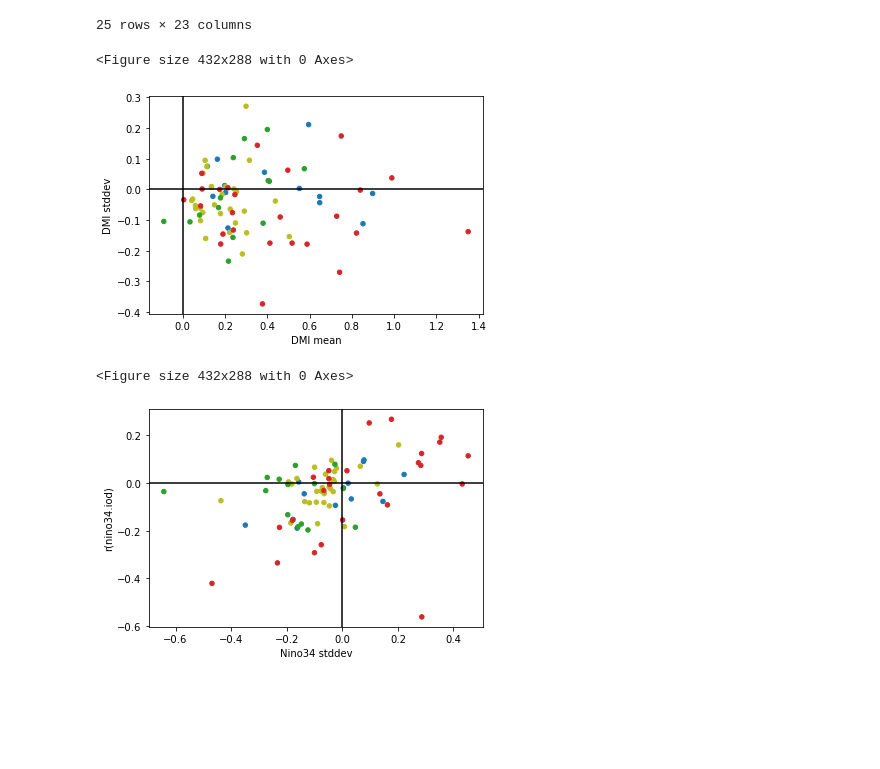
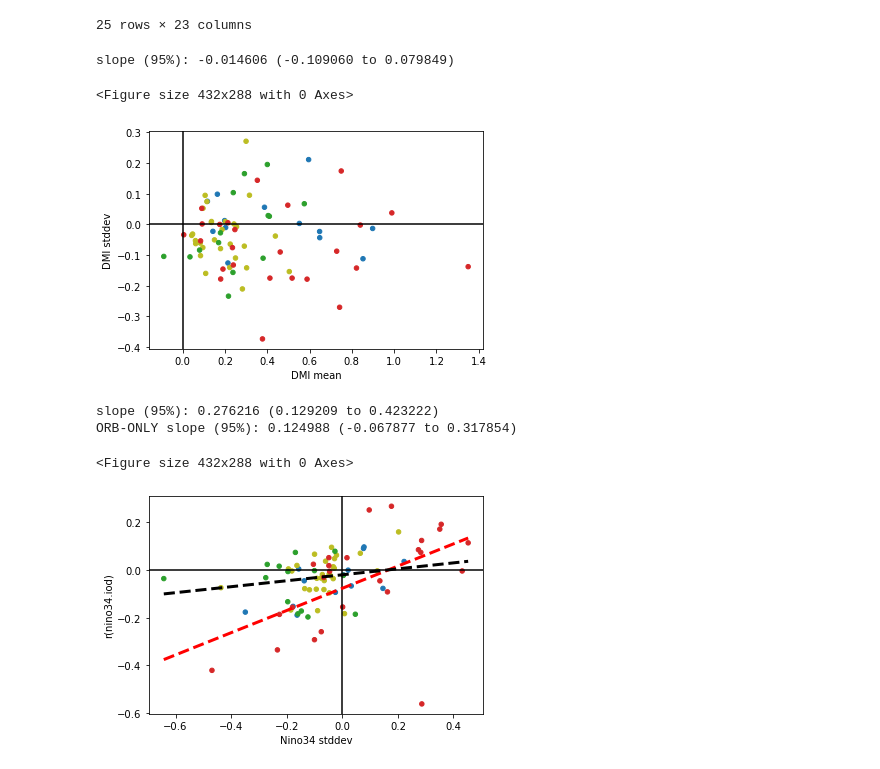
Before and after one commit to pmip4/IndianOceanVariability, a Jupyter notebook: scatterplots.ipynb, the cells around one changed output. Cells and saved outputs as stored; diff of their text form; code cells hidden in the pictures; blank space fills up the shorter version.

```diff
--- a/scatterplots.ipynb
+++ b/scatterplots.ipynb
@@ -129,6 +131,8 @@ abrupt4xCO2_diff
 25 rows × 23 columns
 # %%
 all_diffs=pd.concat([lgm_diff,midHolocene_diff,lig127k_diff,abrupt4xCO2_diff])
+not_abrup4xCO2_diffs=pd.concat([lgm_diff,midHolocene_diff,lig127k_diff])
+orb_diffs=pd.concat([midHolocene_diff,lig127k_diff])
 # %%
 # Add some colors to allow for convenient plotting...
 all_diffs['color'] = all_diffs['experiment']
@@ -142,16 +146,39 @@ fig = plt.figure()
 fig=all_diffs.plot.scatter(x='DMI mean',y='DMI stddev',c='color').get_figure()
 plt.axhline(0,color='black')
 plt.axvline(0,color='black')
+res = stats.linregress(all_diffs['DMI mean'],all_diffs['DMI stddev'])
+tinv = lambda p, df: abs(stats.t.ppf(p/2, df))
+ts = tinv(0.05, len(all_diffs['DMI mean'])-2)
+print(f"slope (95%): {res.slope:.6f} ({res.slope-ts*res.stderr:.6f} to {res.slope+ts*res.stderr:.6f})")
 fig.savefig('plots/dmi_w_mean.pdf')
 # %% [output]
-<Figure size 432x288 with 0 Axes>
+slope (95%): -0.014606 (-0.109060 to 0.079849)
+<Figure size 432x288 with 0 Axes>
 [figure]
 # %%
 fig = plt.figure()
 fig=all_diffs.plot.scatter(x='Nino34 stddev',y='r(nino34.iod)',c='color').get_figure()
 plt.axhline(0,color='black')
 plt.axvline(0,color='black')
+z = np.polyfit(abrupt4xCO2_diff['Nino34 stddev'],abrupt4xCO2_diff['r(nino34.iod)'], 1)
+p = np.poly1d(z)
+straight=[min(all_diffs['Nino34 stddev']),max(all_diffs['Nino34 stddev'])]
+plt.plot(straight,p(straight),color='red', linewidth=3, linestyle="--")
+z = np.polyfit(orb_diffs['Nino34 stddev'],orb_diffs['r(nino34.iod)'], 1)
+p = np.poly1d(z)
+plt.plot(straight,p(straight),color='black', linewidth=3, linestyle="--")
+res = stats.linregress(all_diffs['Nino34 stddev'],all_diffs['r(nino34.iod)'])
+tinv = lambda p, df: abs(stats.t.ppf(p/2, df))
+ts = tinv(0.05, len(all_diffs['DMI mean'])-2)
+print(f"slope (95%): {res.slope:.6f} ({res.slope-ts*res.stderr:.6f} to {res.slope+ts*res.stderr:.6f})")
 fig.savefig('plots/enso_role.pdf')
+
+res = stats.linregress(orb_diffs['Nino34 stddev'],orb_diffs['r(nino34.iod)'])
+tinv = lambda p, df: abs(stats.t.ppf(p/2, df))
+ts = tinv(0.05, len(orb_diffs['DMI mean'])-2)
+print(f"ORB-ONLY slope (95%): {res.slope:.6f} ({res.slope-ts*res.stderr:.6f} to {res.slope+ts*res.stderr:.6f})")
 # %% [output]
-<Figure size 432x288 with 0 Axes>
+slope (95%): 0.276216 (0.129209 to 0.423222)
+ORB-ONLY slope (95%): 0.124988 (-0.067877 to 0.317854)
+<Figure size 432x288 with 0 Axes>
-[figure, old version]
+[figure, new version]
```
Also changed, not shown: parts of 13 cells of this notebook, 8 other files.
